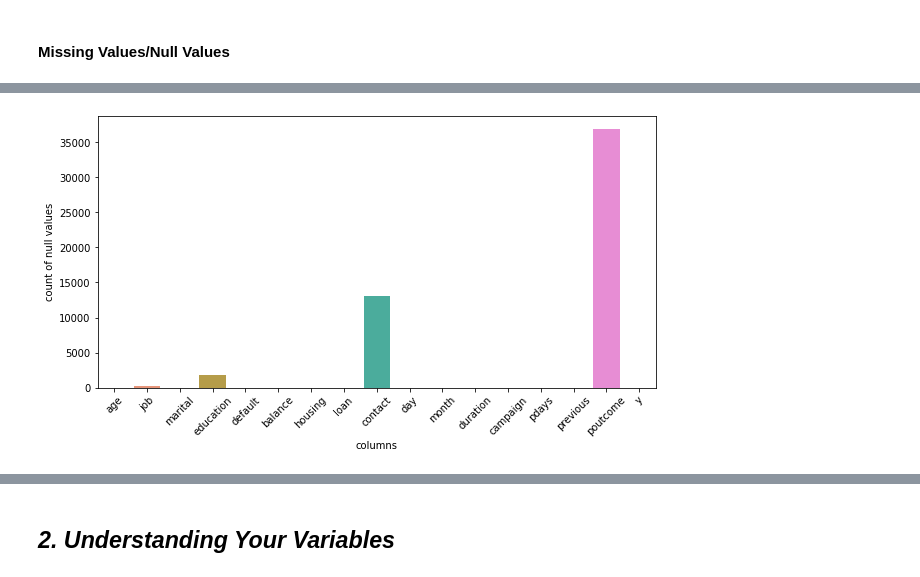
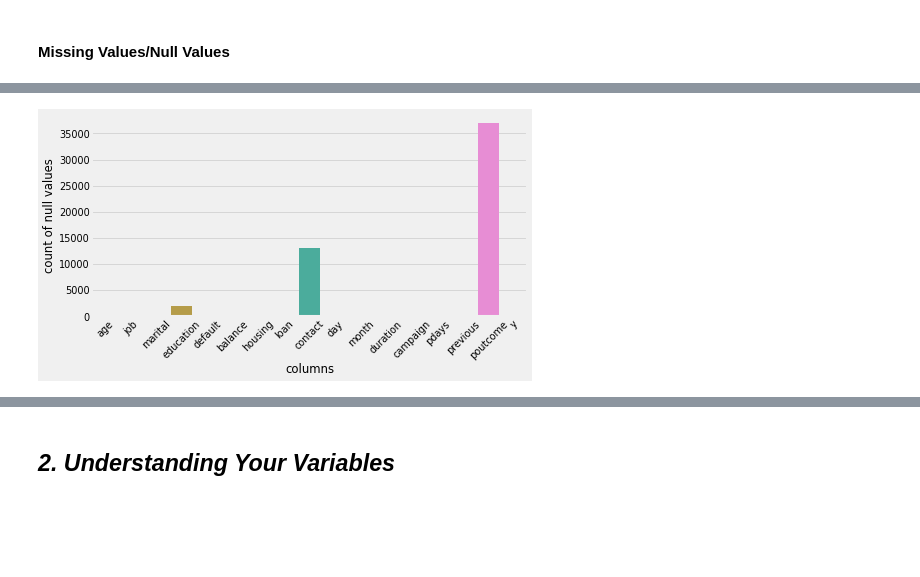
Before and after one commit to saumyadash9/Saumya-Dash-Bank-Marketing-Effectiveness-Prediction, a Jupyter notebook: Saumya_Dash_Bank_Marketing_Effectiveness_Prediction.ipynb, the cells around one changed output, grey strips where cells are left out. Cells and saved outputs as stored; diff of their text form; code cells hidden in the pictures; blank space fills up the shorter version.

```diff
--- a/Saumya_Dash_Bank_Marketing_Effectiveness_Prediction.ipynb
+++ b/Saumya_Dash_Bank_Marketing_Effectiveness_Prediction.ipynb
@@ -107,11 +107,17 @@ M - Multivariate Analysis
 # %% [markdown]
 ### Import Libraries
 # %%
+import warnings
 # Import Libraries
 import pandas as pd
 import numpy as np
 import matplotlib.pyplot as plt
 import seaborn as sns
+%matplotlib inline
+import warnings
+warnings.filterwarnings('ignore')
+plt.style.use('fivethirtyeight')
+plt.rcParams.update({'figure.figsize':(15,6),'figure.dpi':50})
 # %% [markdown]
 ### Dataset Loading
 # %%
@@ -237,12 +227,13 @@ dtype: int64
 # %%
-#vizualizing the null values
+#vizualizing the columns with their total number of null values
 null_df = df.isnull().sum().reset_index()
 null_df.rename(columns = {'index':'columns', 0:'count of null values'}, inplace = True)
 plt.figure(figsize=(10, 5))
 sns.barplot(x = 'columns',
              y = 'count of null values',
             data = null_df)
+sns.color_palette("mako", as_cmap=True)
 plt.xticks(rotation= 45)
 plt.show()
 # %% [output]
-[figure, old version]
+[figure, new version]
```
Also changed, not shown: parts of 203 cells of this notebook.
